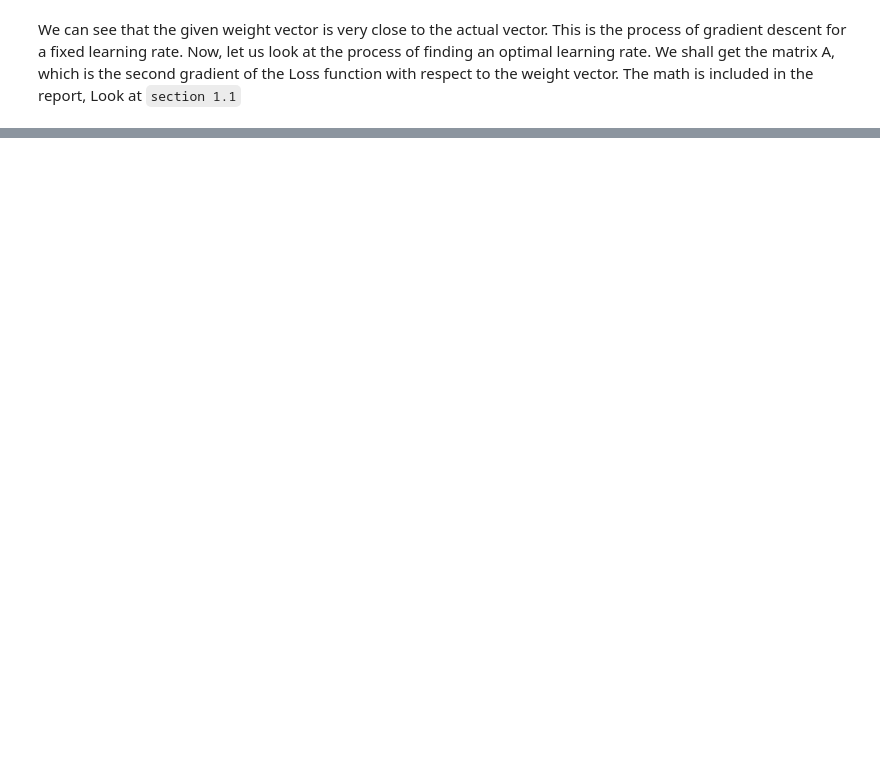
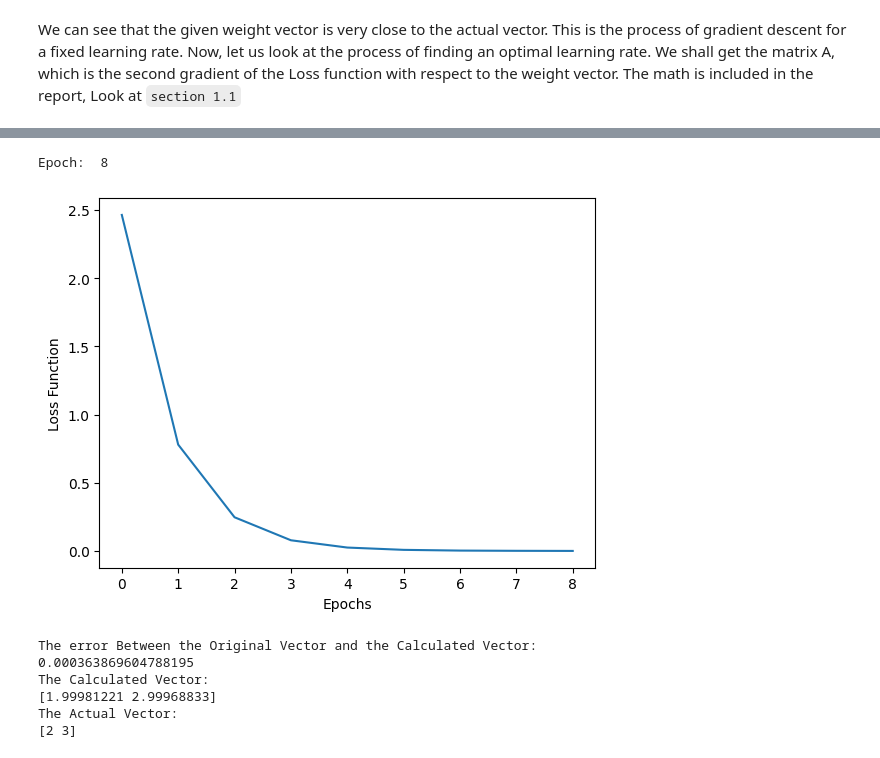
Before and after one commit to siddik11803-IIITH/Deep-Learning-Assignment-1, a Jupyter notebook: Question - 1/main.ipynb, the cells around one changed output, grey strips where cells are left out. Cells and saved outputs as stored; diff of their text form; code cells hidden in the pictures; blank space fills up the shorter version.

```diff
--- a/Question - 1/main.ipynb
+++ b/Question - 1/main.ipynb
@@ -307,0 +254,11 @@ The Actual Vector:
+# %%
+seq_2 = plot_values(learning_rate_2)
+# %% [output]
+Epoch:  8
+[figure, added]
+The error Between the Original Vector and the Calculated Vector:
+0.000363869604788195
+The Calculated Vector:
+[1.99981221 2.99968833]
+The Actual Vector:
+[2 3]
```
Also changed, not shown: parts of 29 cells of this notebook, 2 other files.
